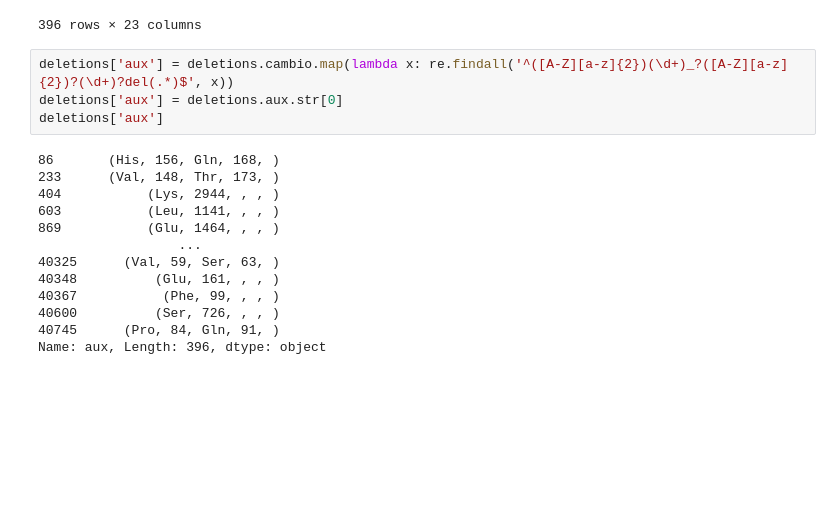
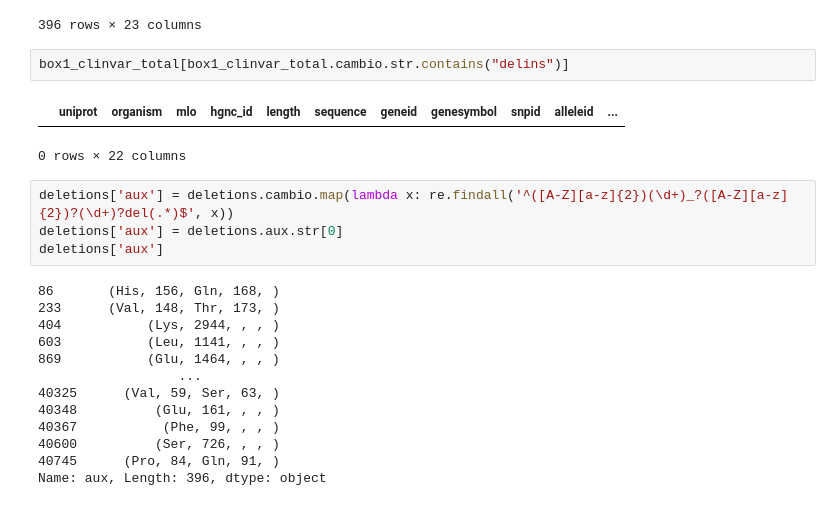
Before and after one commit to alvaro-2/mutations, a Jupyter notebook: clinvar/clinvar_box1_mutaciones_en_proteinas_v2.ipynb, the cells around one changed output. Cells and saved outputs as stored; diff of their text form; blank space fills up the shorter version.

```diff
--- a/clinvar/clinvar_box1_mutaciones_en_proteinas_v2.ipynb
+++ b/clinvar/clinvar_box1_mutaciones_en_proteinas_v2.ipynb
@@ -338,6 +488,11 @@ deletions
 | 40600 | Q14207 | Homo sapiens | histone locus body | HGNC:7896 | 1427 | MLLPSDVARLVLGYLQQENLISTCQTFILESSD... | 4863 | NPAT | 141989202 | 701546 | ... |
 | 40745 | P04156 | Homo sapiens | cytoplasmic protein granule | HGNC:9449 | 253 | MANLGCWMLVLFVATWSDLGLCKKRPKPGGWNT... | 5621 | PRNP | 193922906 | 76402 | ... |
 396 rows × 23 columns
+# %%
+box1_clinvar_total[box1_clinvar_total.cambio.str.contains("delins")]
+# %% [output]
+|  | uniprot | organism | mlo | hgnc_id | length | sequence | geneid | genesymbol | snpid | alleleid | ... |
+0 rows × 22 columns
 # %%
 deletions['aux'] = deletions.cambio.map(lambda x: re.findall('^([A-Z][a-z]{2})(\d+)_?([A-Z][a-z]{2})?(\d+)?del(.*)$', x))
 deletions['aux'] = deletions.aux.str[0]
```
Also changed, not shown: parts of 30 cells of this notebook, 7 other files.
